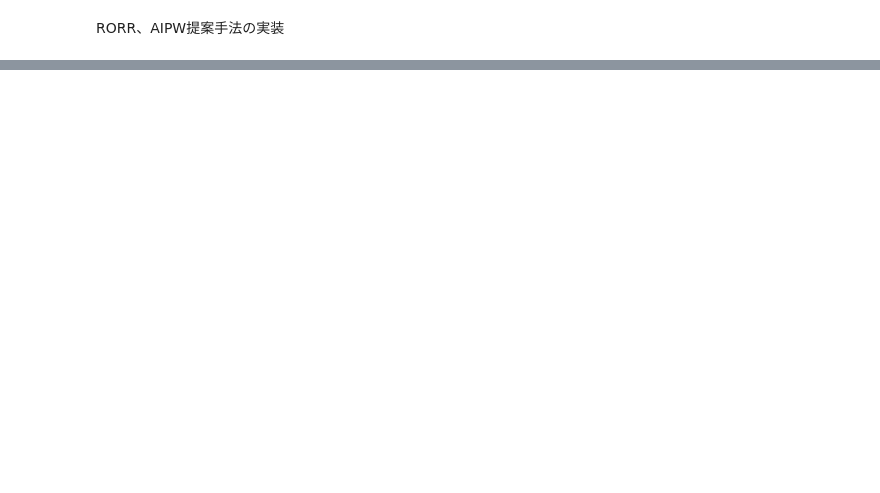
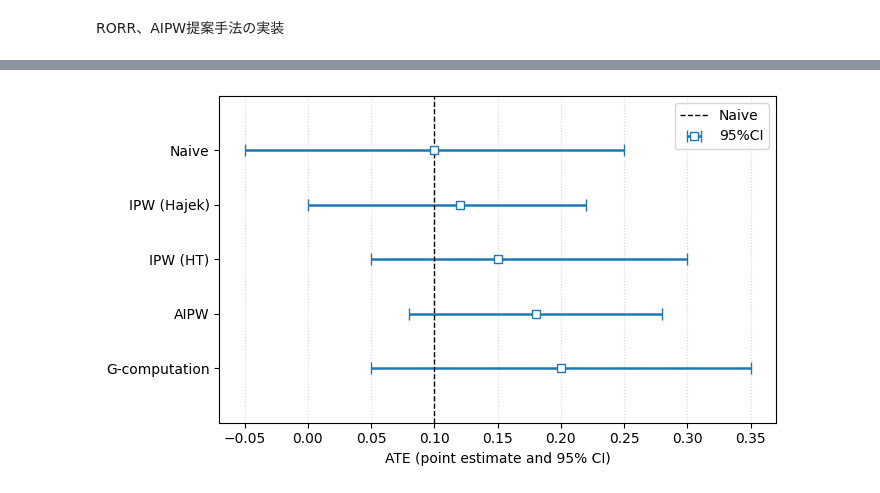
Before and after one commit to rokuyama0402-del/internship, a Jupyter notebook: docomo (1).ipynb, the cells around one changed output, grey strips where cells are left out. Saved outputs shown, nothing was run; the diff lists cells and outputs as text; code cells hidden in the pictures; blank space fills up the shorter version.

```diff
--- a/docomo (1).ipynb
+++ b/docomo (1).ipynb
@@ -629,0 +869,79 @@ RORR、AIPW提案手法の実装
+# %%
+import numpy as np
+import pandas as pd
+import matplotlib.pyplot as plt
+
+# ==== ダミーデータ（テスト用） ====
+results = {
+    "Naive":         0.10,
+    "Naive_CI_lower": -0.05,
+    "Naive_CI_upper": 0.25,
+    "IPW_HT":        0.15,
+    "IPW_HT_CI_lower": 0.05,
+    "IPW_HT_CI_upper": 0.30,
+    "IPW_H":         0.12,
+    "IPW_H_CI_lower": 0.00,
+    "IPW_H_CI_upper": 0.22,
+    "G-computation": 0.20,
+    "G-computation_CI_lower": 0.05,
+    "G-computation_CI_upper": 0.35,
+    "AIPW":          0.18,
+    "AIPW_CI_lower": 0.08,
+    "AIPW_CI_upper": 0.28,
+}
+
+# ===== 設定 =====
+ref_line = results["Naive"]  # 基準線をNaiveに
+
+candidates = [
+    ("Naive",         "Naive"),
+    ("IPW (HT)",      "IPW_HT"),
+    ("IPW (Hajek)",   "IPW_H"),
+    ("G-computation", "G-computation"),
+    ("AIPW",          "AIPW"),
+]
+
+rows = []
+for label, key in candidates:
+    if key in results:
+        est = results[key]
+        lo = results.get(f"{key}_CI_lower", np.nan)
+        hi = results.get(f"{key}_CI_upper", np.nan)
+        rows.append({"Estimator": label, "ATE": est, "CI_L": lo, "CI_U": hi})
+
+plot_df = pd.DataFrame(rows).sort_values("ATE").reset_index(drop=True)
+y = np.arange(len(plot_df))[::-1]
+
+xerr_left  = plot_df["ATE"] - plot_df["CI_L"]
+xerr_right = plot_df["CI_U"] - plot_df["ATE"]
+xerr = np.vstack([xerr_left, xerr_right])
+
+fig, ax = plt.subplots(figsize=(7, 0.6*len(plot_df)+1))
+
+# エラーバー
+points = ax.errorbar(
+    plot_df["ATE"], y, xerr=xerr,
+    fmt='s', ms=6, mfc='white', mec='tab:blue', ecolor='tab:blue', capsize=4, lw=1.8,
+    label="95%CI"
+)
+
+# Naive基準線
+line = ax.axvline(ref_line, color='k', ls='--', lw=1, label="Naive")
+
+# 軸とラベル
+ax.set_yticks(y)
+ax.set_yticklabels(plot_df["Estimator"])
+ax.set_xlabel("ATE (point estimate and 95% CI)")
+ax.set_ylim(-1, len(plot_df))
+# 横軸の範囲を固定
+ax.set_xlim(-0.1, 0.4)
+ax.xaxis.grid(True, which='major', ls=':', alpha=0.5)
+ax.set_axisbelow(True)
+
+# 凡例
+ax.legend(loc="upper right")
+
+plt.tight_layout()
+plt.show()
+# %% [output]
+[figure, added]
```
Also changed, not shown: parts of 16 cells of this notebook.
